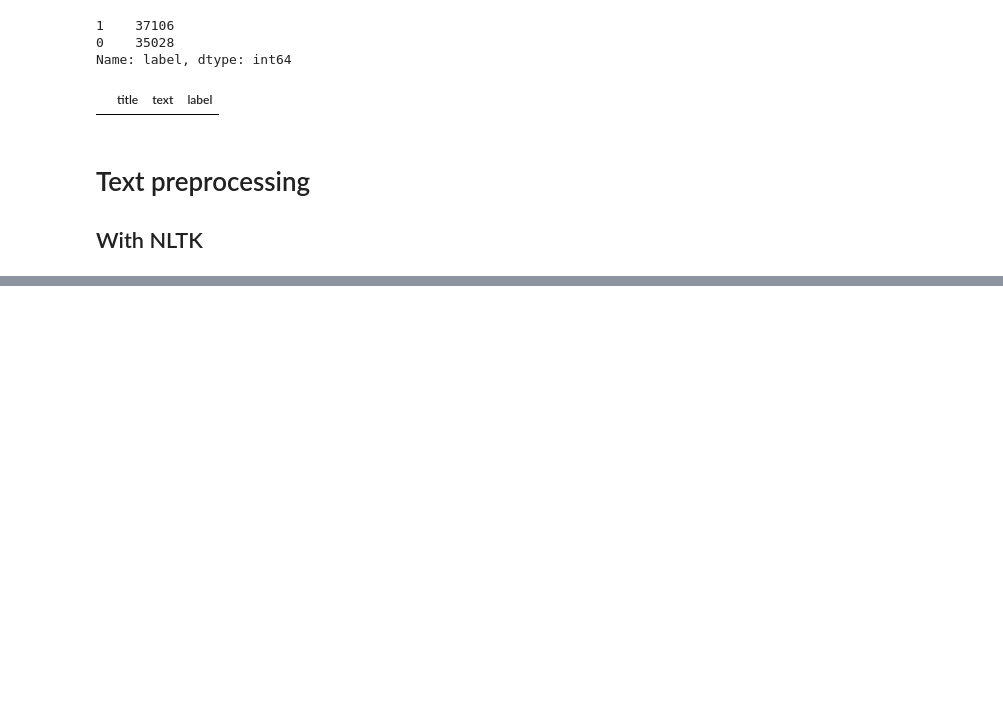
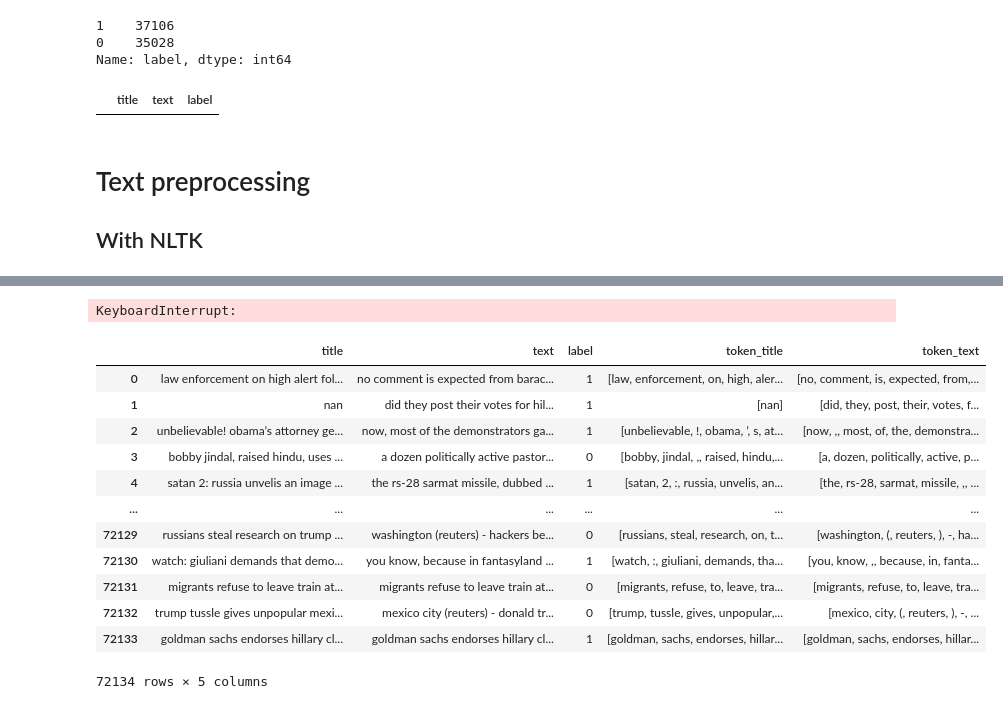
Before and after one commit to adrianacupp/fake_new_classification, a Jupyter notebook: notebook.ipynb, the cells around one changed output, grey strips where cells are left out. Drawn from its saved outputs; the diff is of its cells as text; code cells hidden in the pictures; blank space fills up the shorter version.

```diff
--- a/notebook.ipynb
+++ b/notebook.ipynb
@@ -64,0 +62,11 @@ words = nltk.tokenize.word_tokenize(text)
+# %%
+# cleaning text
+
+df=df.applymap(lambda x: str(x).lower()) #lowercase
+df = df.applymap(lambda x: str(x).replace(r'[^\x00-\x7F]+',' ')) # Removing all the non ASCII characters
+df = df.applymap(lambda x: str(x).replace(r'\s+',' ')) # Replacing multiple Spaces with Single Space
+df = df.applymap(lambda x: str(x).replace(r'\.{2,}', ' ')) # Replacing Two or more dots with one
+
+### add removing non alphanumeric
+
+df.head(50)
@@ -64,0 +94,6 @@ words = nltk.tokenize.word_tokenize(text)
+# %%
+# Tokenizing
+tokenizer = nltk.data.load("tokenizers/punkt/english.pickle")
+#df['tokenized_title'] =
+df['token_title'] = df.apply(lambda row: nltk.word_tokenize(row['title']), axis=1)
+df
@@ -64,0 +114,20 @@ words = nltk.tokenize.word_tokenize(text)
+# %%
+df['token_text'] = df.apply(lambda row: nltk.word_tokenize(row['text']), axis=1)
+# %% [output]
+KeyboardInterrupt:
+# %%
+df
+# %% [output]
+|  | title | text | label | token_title | token_text |
+| 0 | law enforcement on high alert fol... | no comment is expected from barac... | 1 | [law, enforcement, on, high, aler... | [no, comment, is, expected, from,... |
+| 1 | nan | did they post their votes for hil... | 1 | [nan] | [did, they, post, their, votes, f... |
+| 2 | unbelievable! obama’s attorney ge... | now, most of the demonstrators ga... | 1 | [unbelievable, !, obama, ’, s, at... | [now, ,, most, of, the, demonstra... |
+| 3 | bobby jindal, raised hindu, uses ... | a dozen politically active pastor... | 0 | [bobby, jindal, ,, raised, hindu,... | [a, dozen, politically, active, p... |
+| 4 | satan 2: russia unvelis an image ... | the rs-28 sarmat missile, dubbed ... | 1 | [satan, 2, :, russia, unvelis, an... | [the, rs-28, sarmat, missile, ,, ... |
+| ... | ... | ... | ... | ... | ... |
+| 72129 | russians steal research on trump ... | washington (reuters) - hackers be... | 0 | [russians, steal, research, on, t... | [washington, (, reuters, ), -, ha... |
+| 72130 | watch: giuliani demands that demo... | you know, because in fantasyland ... | 1 | [watch, :, giuliani, demands, tha... | [you, know, ,, because, in, fanta... |
+| 72131 | migrants refuse to leave train at... | migrants refuse to leave train at... | 0 | [migrants, refuse, to, leave, tra... | [migrants, refuse, to, leave, tra... |
+| 72132 | trump tussle gives unpopular mexi... | mexico city (reuters) - donald tr... | 0 | [trump, tussle, gives, unpopular,... | [mexico, city, (, reuters, ), -, ... |
+| 72133 | goldman sachs endorses hillary cl... | goldman sachs endorses hillary cl... | 1 | [goldman, sachs, endorses, hillar... | [goldman, sachs, endorses, hillar... |
+72134 rows × 5 columns
```
Also changed, not shown: parts of 8 cells of this notebook.
